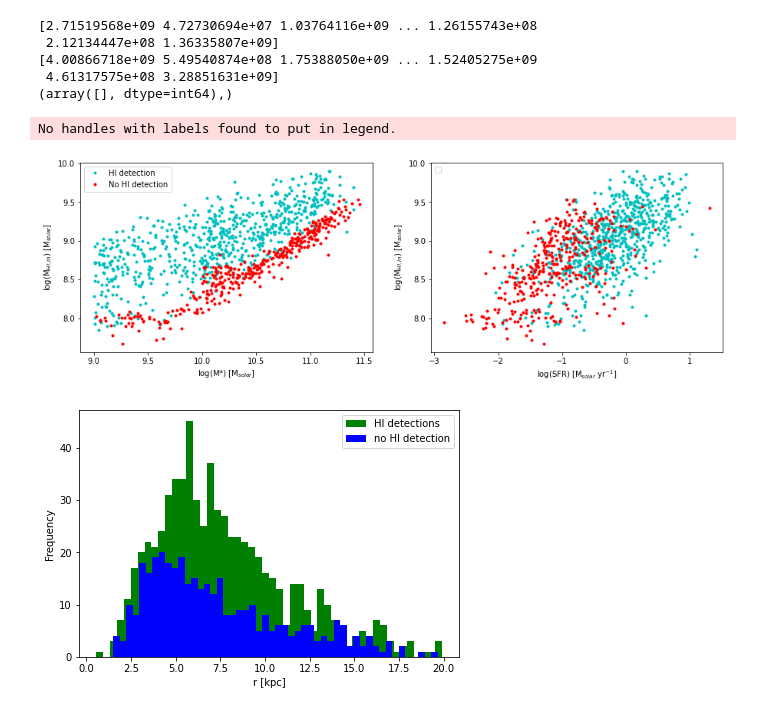
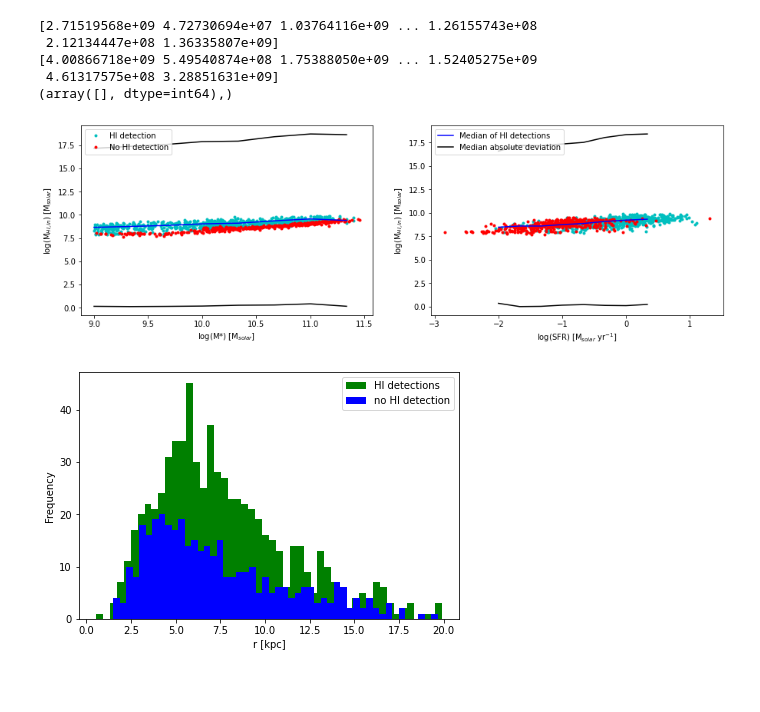
Before and after one commit to Luke-Williams-01/Luke-Williams-01, a Jupyter notebook: ICRARproject.ipynb, the cells around one changed output. Cells and saved outputs as stored; diff of their text form; code cells hidden in the pictures; blank space fills up the shorter version.

```diff
--- a/ICRARproject.ipynb
+++ b/ICRARproject.ipynb
@@ -511,65 +511,62 @@ MHIpredin = (10**lgMHI) - MHIpredout
 MHIpredin1 = np.delete(MHIpredin, (HIndet))
 MHIpredin2 = np.delete(MHIpredin, (HIdet))
 # %%
-'''
 # Finding the running median of the HI detections
 # Arrays for the bins
-INbins = np.linspace(9, 12, 22)
-INbins2 = np.linspace(-1.25, 1, 26)
+INbins = np.linspace(9, 12, 10)
+INbins2 = np.linspace(-2, 1, 10)
 
 # Array of zeroes to store the median of each bin
-INmHIa = np.zeros(len(INbins))
+INmHI1 = np.zeros(len(INbins))
 INmedian1 = np.zeros(len(INbins))
 INMAD1 = np.zeros(len(INbins))
 
-INmHIb = np.zeros(len(INbins2))
+INmHI2 = np.zeros(len(INbins2))
 INmedian2 = np.zeros(len(INbins2))
 INMAD2 = np.zeros(len(INbins2))
 
 # Using a for loop to iterate over the median values for each of the bins
 for i in range(len(INbins) -1):
   # Median and MAD for HI of galaxies against stellar mass
-  INmedian1[i] = np.median(MHIpredin1[np.where((lgMstar1 >= INbins[i]) & (lgMstar1 <= INbins[i+1]))])
+  INmedian1[i] = np.median([np.where((lgMstar1 >= INbins[i]) & (lgMstar1 <= INbins[i+1]))])
   INMAD1[i] = stats.median_absolute_deviation(MHIpredin1[np.where((lgMstar1 >= INbins[i]) & (lgMstar1 <= INbins[i+1]))])
-  INmHIa[i] = INmedian1[i]
+  INmHI1[i] = INmedian1[i]
 
 for i in range (len(INbins2) -1):
   # Median and MAD for HI of galaxies against SFR
-  INmedian2[i] = np.median(MHIpredin1[np.where((np.log10(SFR_best1) >= INbins2[i]) & (np.log10(SFR_best1) <= INbins2[i+1]))])
-  INMAD2[i] = stats.median_absolute_deviation(MHIpredin1[np.where((np.log10(SFR_best1) >= INbins2[i]) & (np.log10(SFR_best1) <= INbins2[i+1]))])
-  INmHIb[i] = INmedian2[i]
+  INmedian2[i] = np.median(MHIpredin1[np.where((lgSFR1 >= INbins2[i]) & (lgSFR1 <= INbins2[i+1]))])
+  INMAD2[i] = stats.median_absolute_deviation(MHIpredin1[np.where((lgSFR1 >= INbins2[i]) & (lgSFR1 <= INbins2[i+1]))])
+  INmHI2[i] = INmedian2[i]
 
 # Working out the upper and lower bounds of the median absolute deviation
-INpMAD1 = INmHIa + INMAD1
-INnMAD1 = INmHIa - INMAD1
-INpMAD2 = INmHIb + INMAD2
-INnMAD2 = INmHIb - INMAD2
-'''
+INpMAD1 = INmHI1 + np.log10(INMAD1)
+INnMAD1 = INmHI1 - np.log10(INMAD1)
+INpMAD2 = INmHI2 + np.log10(INMAD2)
+INnMAD2 = INmHI2 - np.log10(INMAD2)
 # %%
 # Plotting the HI mass within the optical radius, against stellar masses and SFR
 plt.figure(figsize = (15,10))
 plt.subplot(221)
 plt.plot(lgMstar1, np.log10(MHIpredin1), 'c.', label= 'HI detection')
 plt.plot(lgMstar2, np.log10(MHIpredin2), 'r.', label= 'No HI detection')
 plt.xlabel('log(M*) [M$_{solar}$]')
 plt.ylabel('log(M$_{HI, in}$) [M$_{solar}$]')
-#plt.plot(INbins[:-2], INmHIa[:-2], 'b-')
-#plt.plot(INbins[:-2], INpMAD1[:-2], 'k-')
-#plt.plot(INbins[:-2], INnMAD1[:-2], 'k-')
+plt.plot(INbins[:-2], INmHI1[:-2], 'b-')
+plt.plot(INbins[:-2], INpMAD1[:-2], 'k-')
+plt.plot(INbins[:-2], INnMAD1[:-2], 'k-')
 plt.legend(loc='upper left');
 
 plt.subplot(222)
 plt.plot(np.log10(SFR_best1), np.log10(MHIpredin1), 'c.')
 plt.plot(np.log10(SFR_best2), np.log10(MHIpredin2), 'r.')
 plt.xlabel('log(SFR) [M$_{solar}$ yr$^{-1}$]')
 plt.ylabel('log(M$_{HI, in}$) [M$_{solar}$]')
-#plt.plot(INbins2[:-2], INmHIb[:-2], 'b-', label = 'Median of HI detections')
-#plt.plot(INbins2[:-2], INpMAD2[:-2], 'k-', label = 'Median absolute deviation')
-#plt.plot(INbins2[:-2], INnMAD2[:-2], 'k-')
+plt.plot(INbins2[:-2], INmHI2[:-2], 'b-', label = 'Median of HI detections')
+plt.plot(INbins2[:-2], INpMAD2[:-2], 'k-', label = 'Median absolute deviation')
+plt.plot(INbins2[:-2], INnMAD2[:-2], 'k-')
 plt.legend(loc='upper left');
 # %% [output]
-No handles with labels found to put in legend.
-[figure, old version]
+[figure, new version]
 # %%
 # Historgram plots to determine the how the investigated galaxies are distributed
 plt.figure(figsize = (15,10))
```
Also changed, not shown: parts of 1 cell of this notebook.
